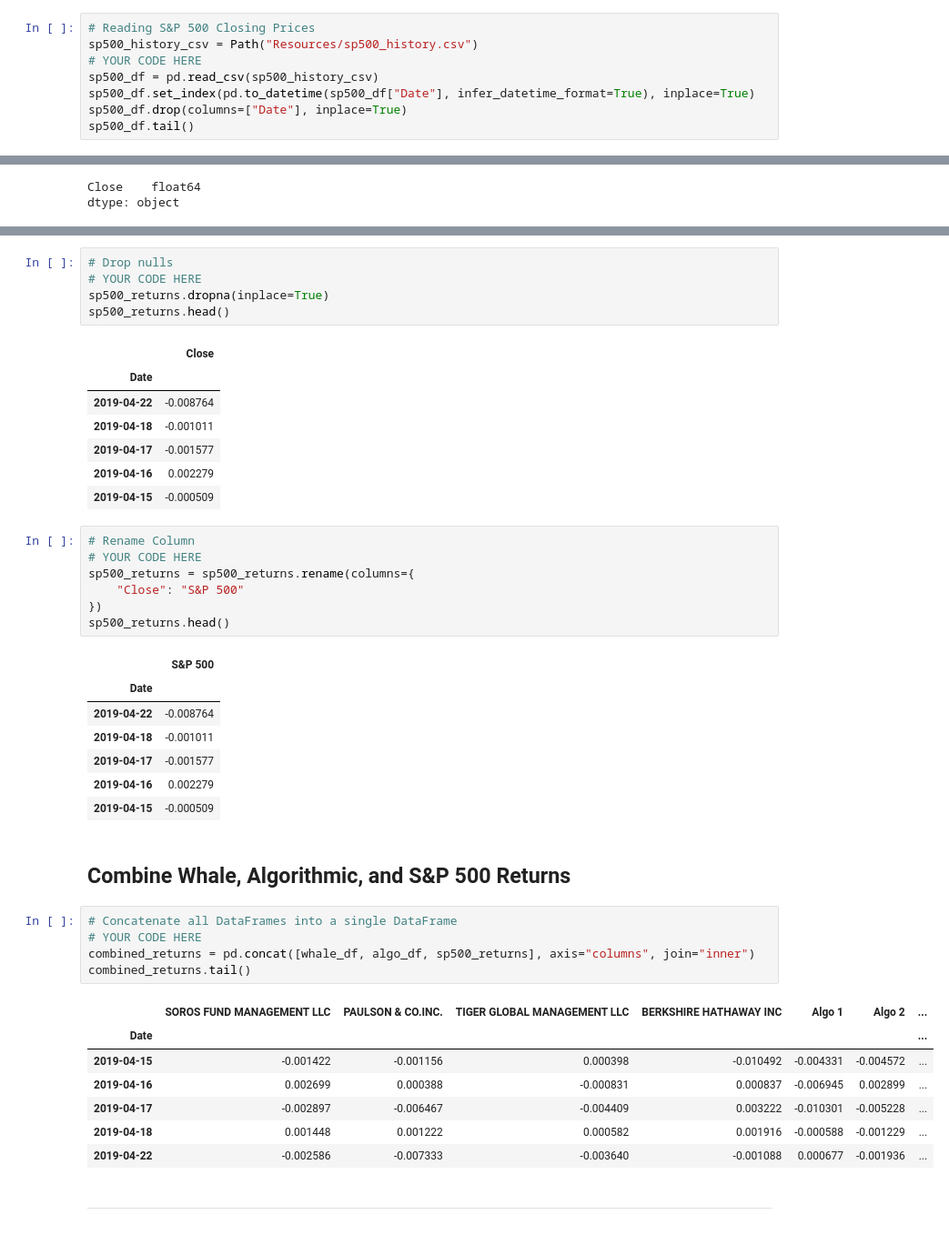
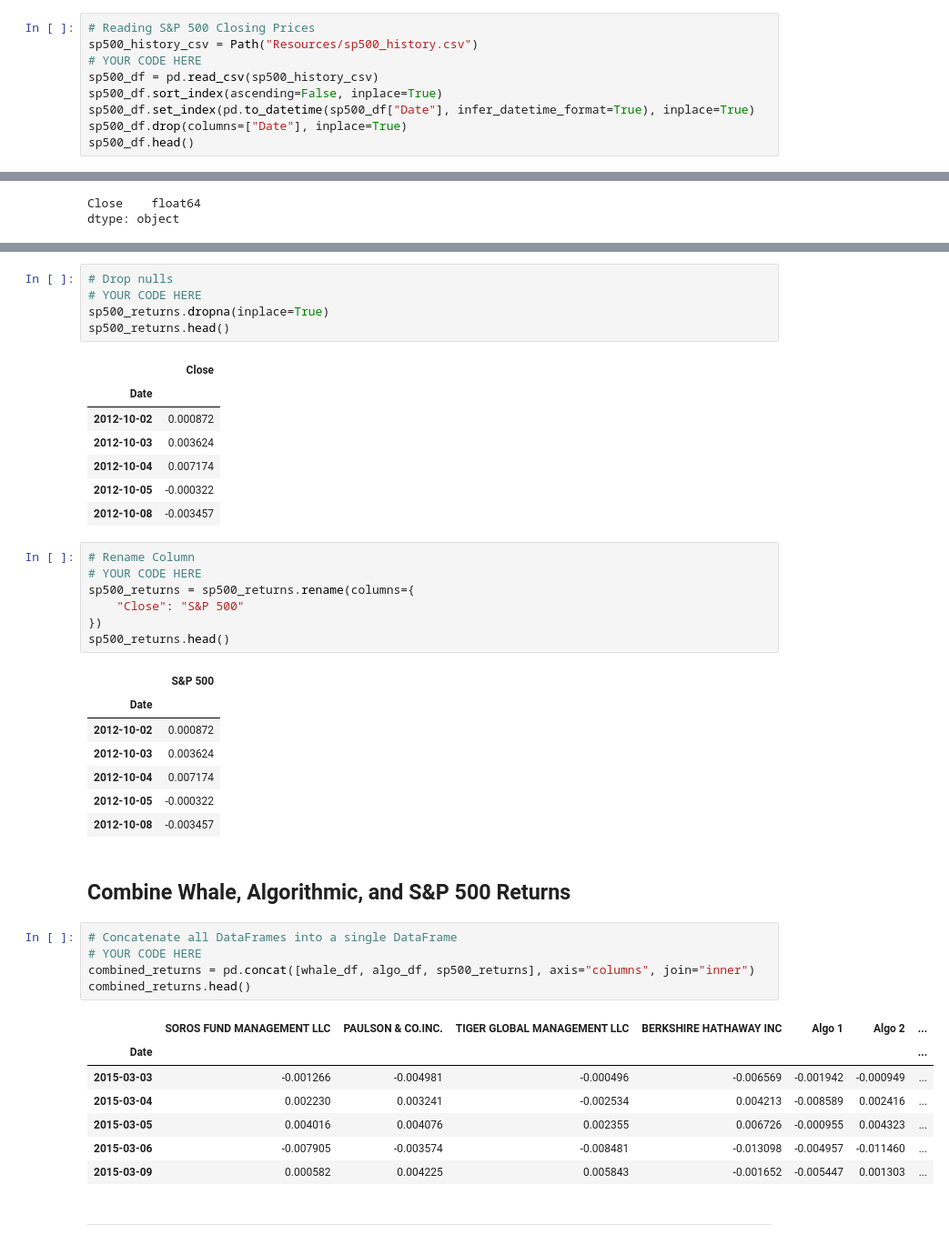
Before and after one commit to sudo-August/pandas-homework, a Jupyter notebook: whale_analysis.ipynb, the cells around one changed output, grey strips where cells are left out. Shown at 91% size. Drawn from its saved outputs; the diff is of its cells as text.

```diff
--- a/whale_analysis.ipynb
+++ b/whale_analysis.ipynb
@@ -125,9 +125,10 @@ Read the S&P500 Historic Closing Prices and create a new daily returns DataFrame
 sp500_history_csv = Path("Resources/sp500_history.csv")
 # YOUR CODE HERE
 sp500_df = pd.read_csv(sp500_history_csv)
+sp500_df.sort_index(ascending=False, inplace=True)
 sp500_df.set_index(pd.to_datetime(sp500_df["Date"], infer_datetime_format=True), inplace=True)
 sp500_df.drop(columns=["Date"], inplace=True)
-sp500_df.tail()
+sp500_df.head()
 # %% [output]
 |  | Close |
 | Date |  |
@@ -173,11 +174,11 @@ sp500_returns.head()
 # %% [output]
 |  | Close |
 | Date |  |
-| 2019-04-22 | -0.008764 |
-| 2019-04-18 | -0.001011 |
-| 2019-04-17 | -0.001577 |
-| 2019-04-16 | 0.002279 |
-| 2019-04-15 | -0.000509 |
+| 2012-10-02 | 0.000872 |
+| 2012-10-03 | 0.003624 |
+| 2012-10-04 | 0.007174 |
+| 2012-10-05 | -0.000322 |
+| 2012-10-08 | -0.003457 |
 # %%
 # Rename Column
 # YOUR CODE HERE
@@ -188,26 +189,26 @@ sp500_returns.head()
 # %% [output]
 |  | S&P 500 |
 | Date |  |
-| 2019-04-22 | -0.008764 |
-| 2019-04-18 | -0.001011 |
-| 2019-04-17 | -0.001577 |
-| 2019-04-16 | 0.002279 |
-| 2019-04-15 | -0.000509 |
+| 2012-10-02 | 0.000872 |
+| 2012-10-03 | 0.003624 |
+| 2012-10-04 | 0.007174 |
+| 2012-10-05 | -0.000322 |
+| 2012-10-08 | -0.003457 |
 # %% [markdown]
 ## Combine Whale, Algorithmic, and S&P 500 Returns
 # %%
 # Concatenate all DataFrames into a single DataFrame
 # YOUR CODE HERE
 combined_returns = pd.concat([whale_df, algo_df, sp500_returns], axis="columns", join="inner")
-combined_returns.tail()
+combined_returns.head()
 # %% [output]
 |  | SOROS FUND MANAGEMENT LLC | PAULSON & CO.INC. | TIGER GLOBAL MANAGEMENT LLC | BERKSHIRE HATHAWAY INC | Algo 1 | Algo 2 | ... |
 | Date |  |  |  |  |  |  | ... |
-| 2019-04-15 | -0.001422 | -0.001156 | 0.000398 | -0.010492 | -0.004331 | -0.004572 | ... |
-| 2019-04-16 | 0.002699 | 0.000388 | -0.000831 | 0.000837 | -0.006945 | 0.002899 | ... |
-| 2019-04-17 | -0.002897 | -0.006467 | -0.004409 | 0.003222 | -0.010301 | -0.005228 | ... |
-| 2019-04-18 | 0.001448 | 0.001222 | 0.000582 | 0.001916 | -0.000588 | -0.001229 | ... |
-| 2019-04-22 | -0.002586 | -0.007333 | -0.003640 | -0.001088 | 0.000677 | -0.001936 | ... |
+| 2015-03-03 | -0.001266 | -0.004981 | -0.000496 | -0.006569 | -0.001942 | -0.000949 | ... |
+| 2015-03-04 | 0.002230 | 0.003241 | -0.002534 | 0.004213 | -0.008589 | 0.002416 | ... |
+| 2015-03-05 | 0.004016 | 0.004076 | 0.002355 | 0.006726 | -0.000955 | 0.004323 | ... |
+| 2015-03-06 | -0.007905 | -0.003574 | -0.008481 | -0.013098 | -0.004957 | -0.011460 | ... |
+| 2015-03-09 | 0.000582 | 0.004225 | 0.005843 | -0.001652 | -0.005447 | 0.001303 | ... |
 # %% [markdown]
 ---
 # %% [markdown]
```
Also changed, not shown: parts of 8 cells of this notebook.
